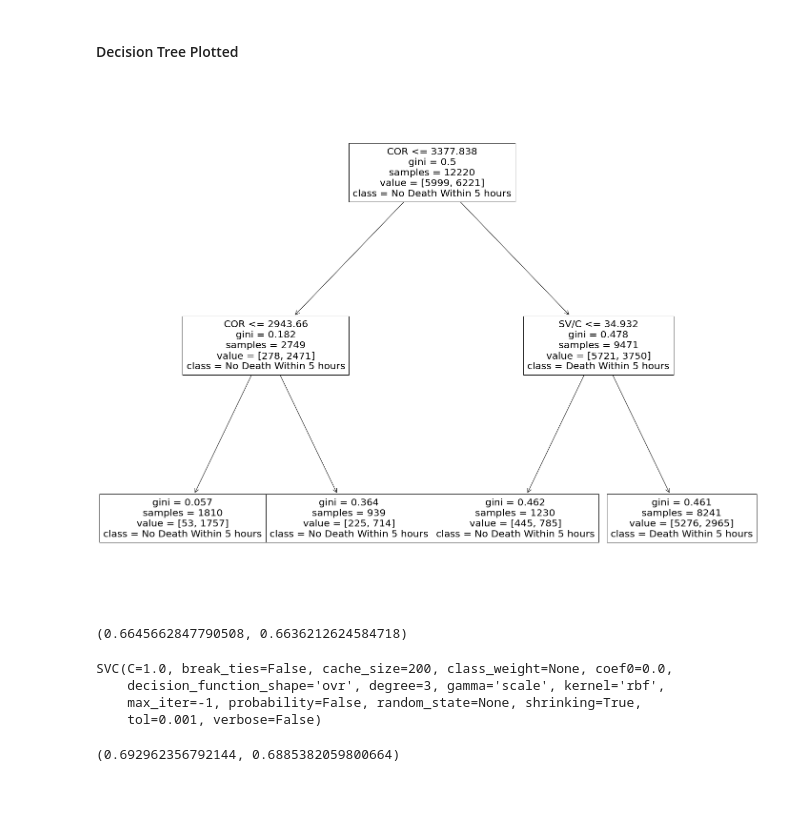
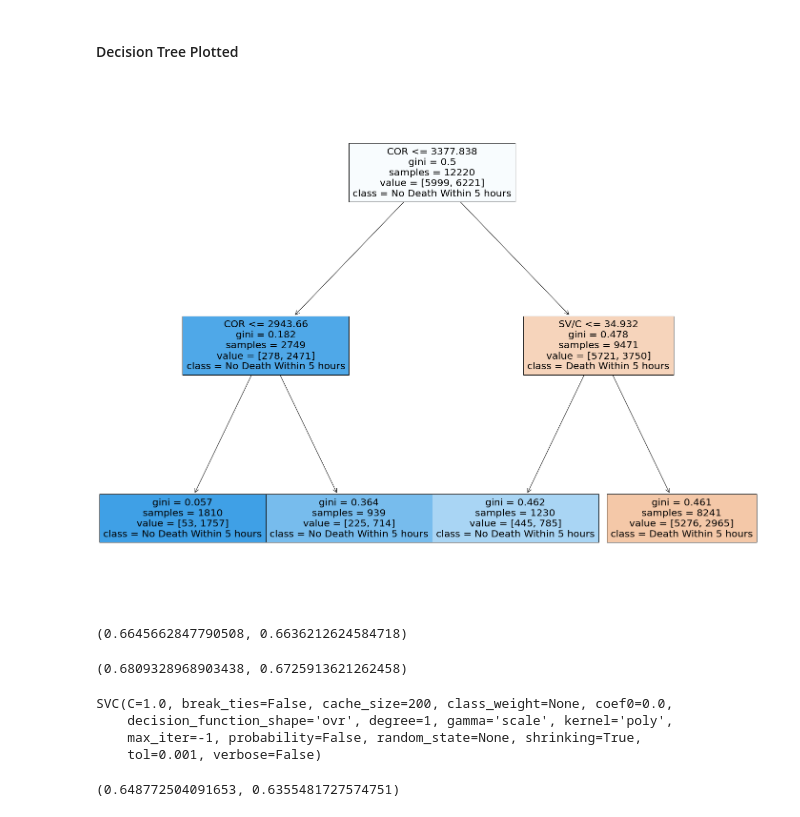
Before and after one commit to thxsxth/POMDP_RLSepsis, a Jupyter notebook: Results.ipynb, the cells around one changed output. Saved outputs shown, nothing was run; the diff lists cells and outputs as text; code cells hidden in the pictures.

```diff
--- a/Results.ipynb
+++ b/Results.ipynb
@@ -309,11 +297,11 @@ viz.save("decision_tree.svg")
 # %%
 from sklearn.tree import plot_tree
 fig=plt.figure(figsize=(25,20))
 _=plot_tree(tree_clf,
                 feature_names=['RC','COR','SV/C'],
-                                class_names=['Death Within 5 hours', 'No Death Within 5 hours'])
+                                class_names=['Death Within 5 hours', 'No Death Within 5 hours'],filled=True)
 # %% [output]
-[figure, old version]
+[figure, new version]
 # %%
 svm=SVC()
 # %%
@@ -322,14 +310,19 @@ lr.fit(X1_train,y1_train)
 lr.score(X1_train,y1_train),lr.score(X1_test,y1_test)
 # %% [output]
 (0.6645662847790508, 0.6636212624584718)
+# %%
+lr.fit(X2_train,y2_train)
+lr.score(X2_train,y2_train),lr.score(X2_test,y2_test)
+# %% [output]
+(0.6809328968903438, 0.6725913621262458)
 # %%
-svm.fit(X1_train,y1_train)
+svm.fit(X2_train,y2_train)
 # %% [output]
 SVC(C=1.0, break_ties=False, cache_size=200, class_weight=None, coef0=0.0,
-    decision_function_shape='ovr', degree=3, gamma='scale', kernel='rbf',
+    decision_function_shape='ovr', degree=1, gamma='scale', kernel='poly',
     max_iter=-1, probability=False, random_state=None, shrinking=True,
     tol=0.001, verbose=False)
 # %%
-svm.score(X1_train,y1_train),svm.score(X1_test,y1_test)
+svm.score(X2_train,y2_train),svm.score(X2_test,y2_test)
 # %% [output]
-(0.692962356792144, 0.6885382059800664)
+(0.648772504091653, 0.6355481727574751)
```
Also changed, not shown: parts of 24 cells of this notebook.
